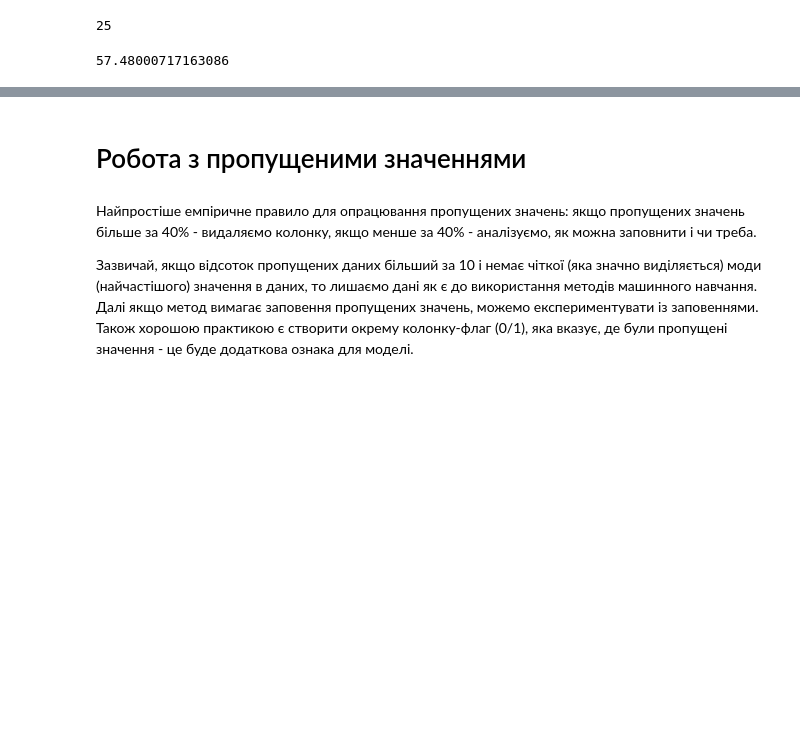
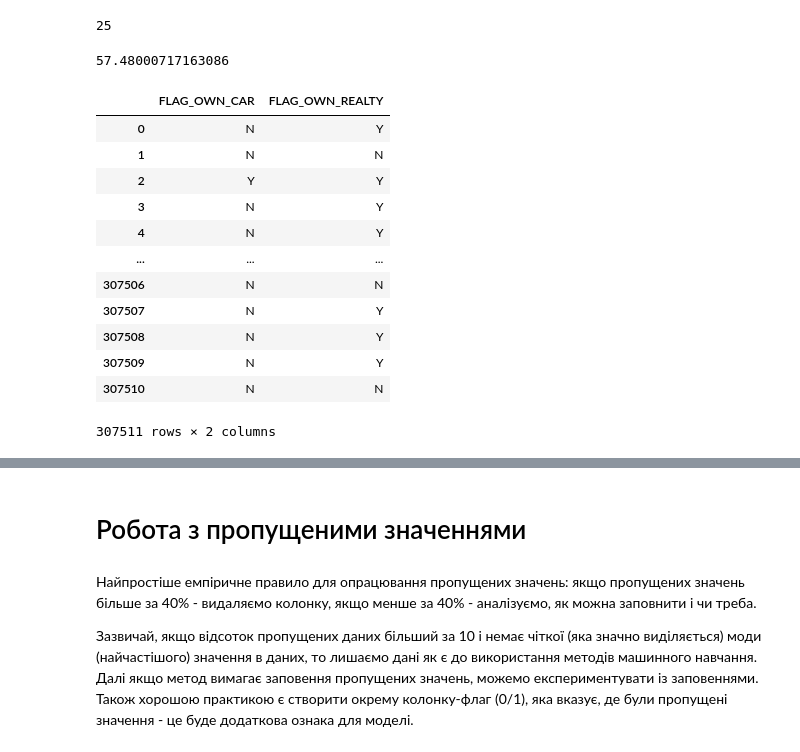
Before and after one commit to tarazevych/HW_for_Python, a Jupyter notebook: HW_1_2_Credit_EDA_Tarazevych.ipynb, the cells around one changed output, grey strips where cells are left out. Drawn from its saved outputs; the diff is of its cells as text; code cells hidden in the pictures; blank space fills up the shorter version.

```diff
--- a/HW_1_2_Credit_EDA_Tarazevych.ipynb
+++ b/HW_1_2_Credit_EDA_Tarazevych.ipynb
@@ -29,7 +29,7 @@ application_data.csv.zip  application_data_processed.zip  previous_application.c
 # %% [markdown]
 Зчитуємо дані.
 # %%
-df = pd.read_csv("drive/MyDrive/Machine Learning для людей/data/credit/application_data.csv.zip")
+df = pd.read_csv("drive/MyDrive/ML_for_people/Credit/application_data.csv.zip")
 # %%
 # Огляд декількох записів з датафрейму
 df.head()
@@ -230,6 +243,22 @@ getsizeof(np.int8(1))
 57.48000717163086
 # %%
 str_flag_cols = ['FLAG_OWN_CAR', 'FLAG_OWN_REALTY']
+# %%
+df[str_flag_cols]
+# %% [output]
+|  | FLAG_OWN_CAR | FLAG_OWN_REALTY |
+| 0 | N | Y |
+| 1 | N | N |
+| 2 | Y | Y |
+| 3 | N | Y |
+| 4 | N | Y |
+| ... | ... | ... |
+| 307506 | N | N |
+| 307507 | N | Y |
+| 307508 | N | Y |
+| 307509 | N | Y |
+| 307510 | N | N |
+307511 rows × 2 columns
 # %%
 for col in str_flag_cols:
   df[col] = np.where(df[col]=='Y', 1, 0)
```
Also changed, not shown: parts of 12 cells of this notebook.
